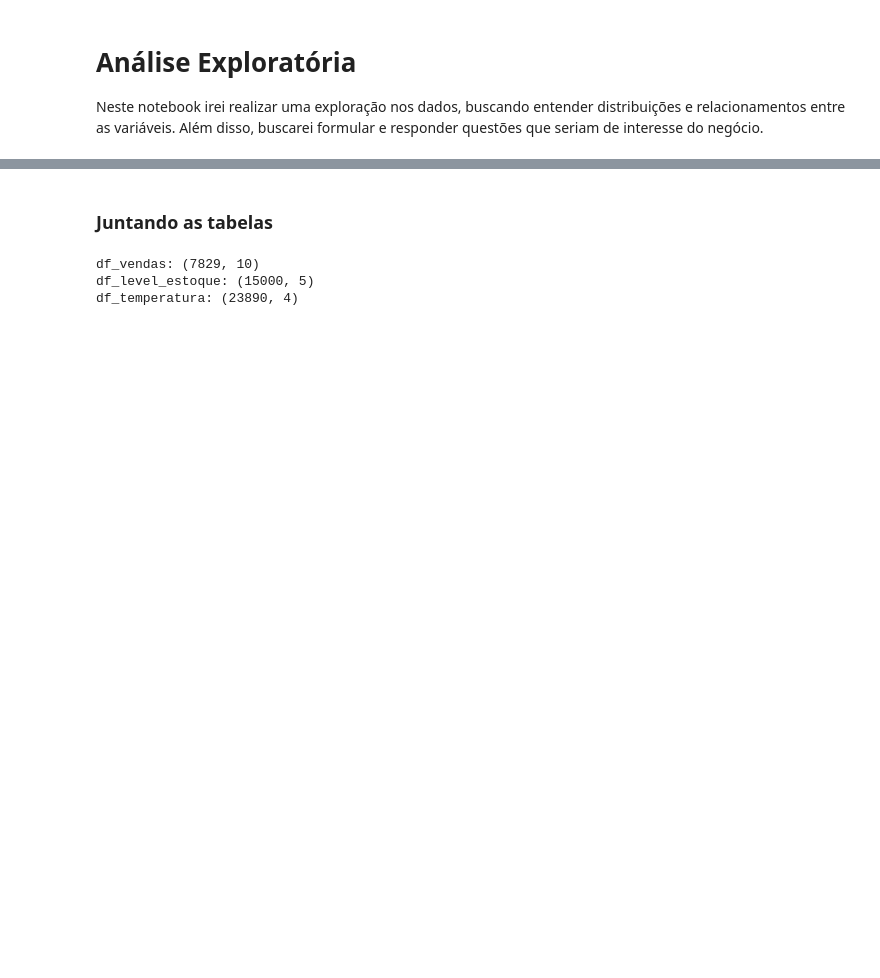
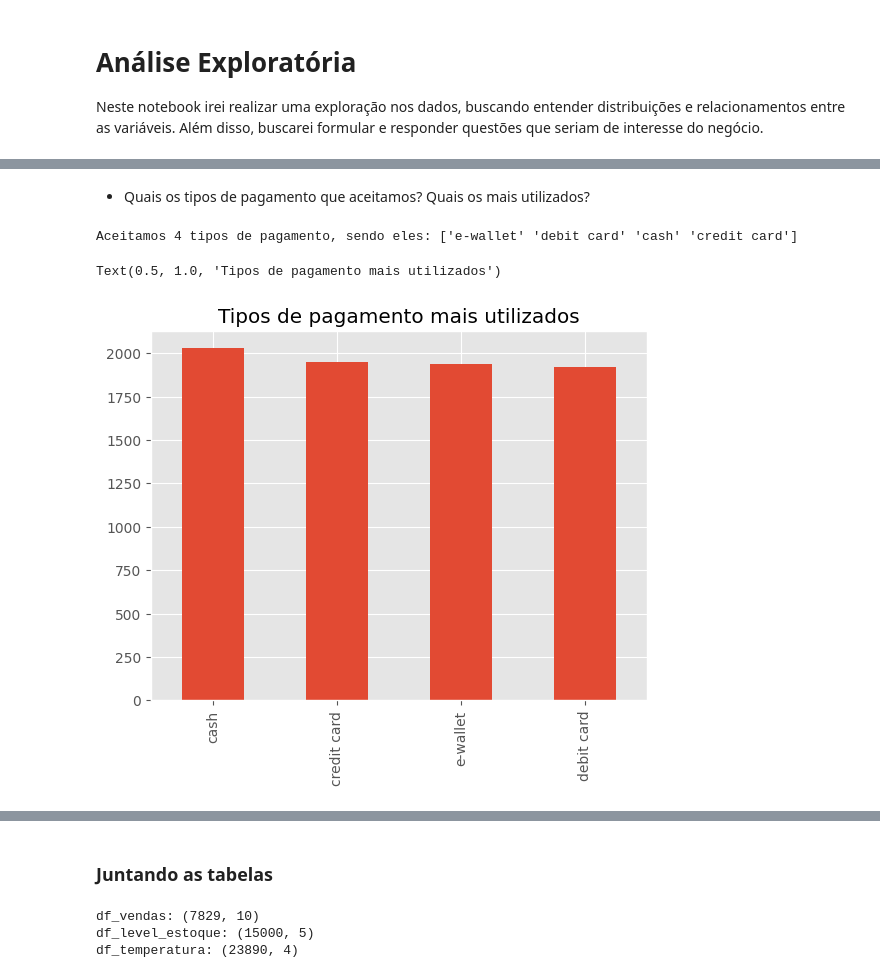
Before and after one commit to dnsrsdata/stock_level_prediction, a Jupyter notebook: notebooks/EDA.ipynb, the cells around one changed output, grey strips where cells are left out. Cells and saved outputs as stored; diff of their text form; code cells hidden in the pictures; blank space fills up the shorter version.

```diff
--- a/notebooks/EDA.ipynb
+++ b/notebooks/EDA.ipynb
@@ -17,0 +56,12 @@ Antes de iniciar a exploração em si, vamos juntar as tabelas para facilitar a
+# %% [markdown]
+- Quais os tipos de pagamento que aceitamos? Quais os mais utilizados?
+# %%
+print(f"Aceitamos {len(df_vendas.payment_type.unique())} tipos de pagamento, sendo eles: {df_vendas.payment_type.unique()}")
+# %% [output]
+Aceitamos 4 tipos de pagamento, sendo eles: ['e-wallet' 'debit card' 'cash' 'credit card']
+# %%
+df_vendas.payment_type.value_counts().plot(kind = 'bar')
+plt.title('Tipos de pagamento mais utilizados')
+# %% [output]
+Text(0.5, 1.0, 'Tipos de pagamento mais utilizados')
+[figure, added]
```
Also changed, not shown: parts of 29 cells of this notebook.
